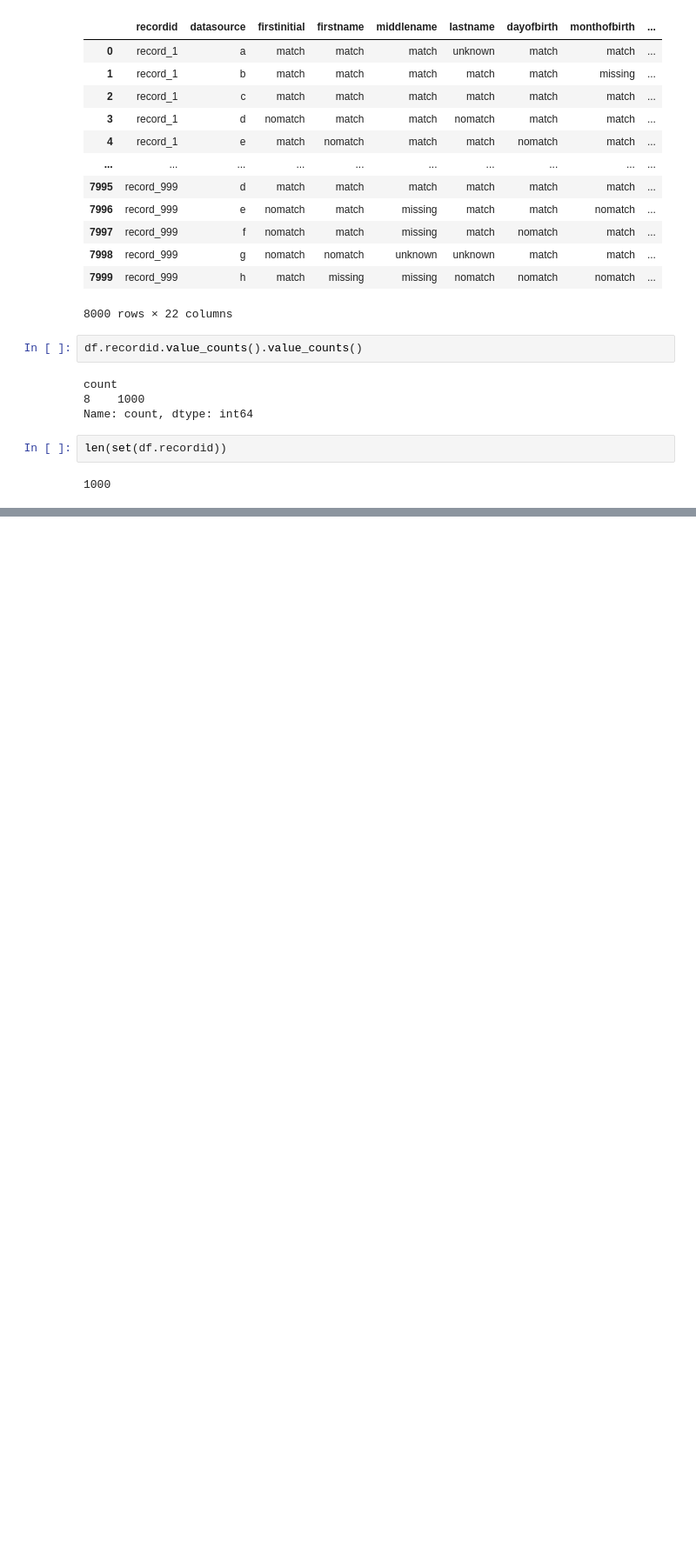
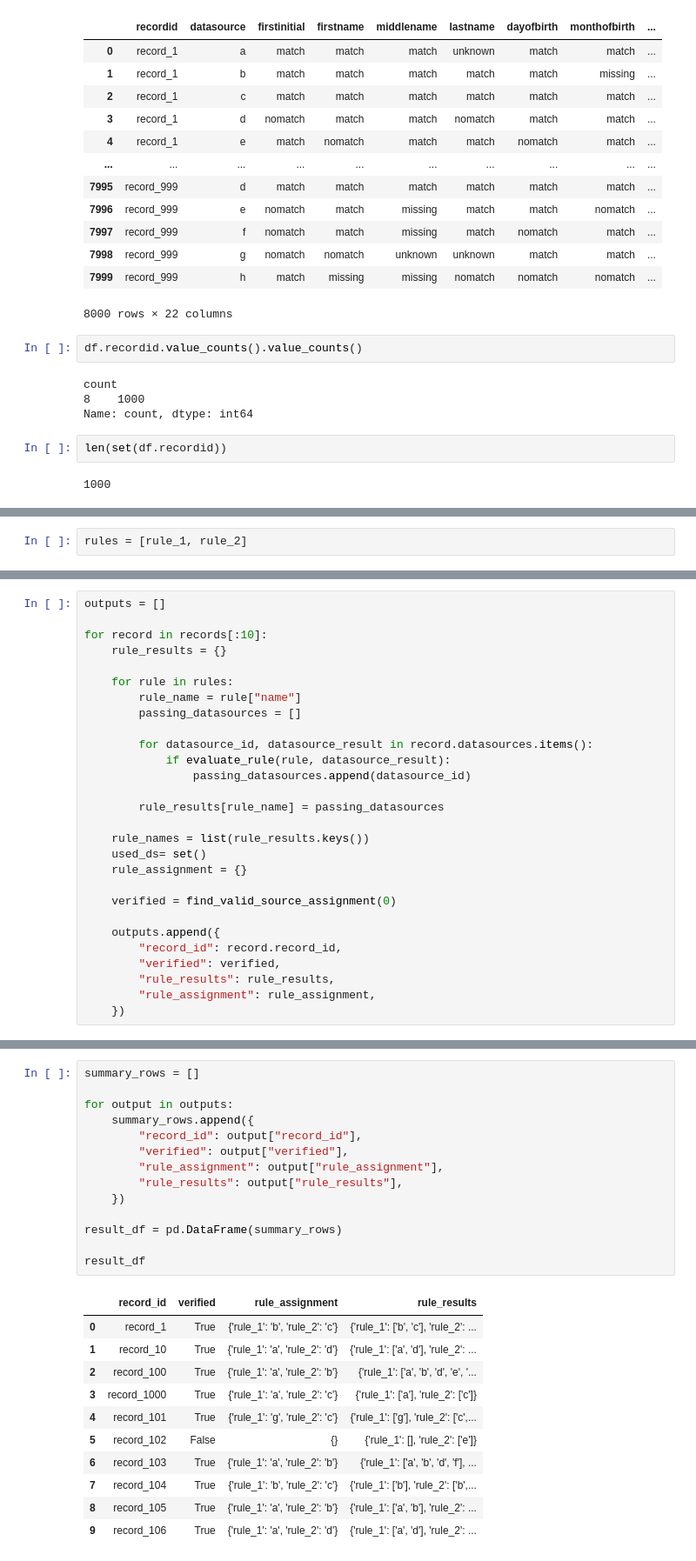
Before and after one commit to chrisgqy/kyc_app, a Jupyter notebook: notebooks/eda.ipynb, the cells around one changed output, grey strips where cells are left out. Shown at 87% size. Cells and saved outputs as stored; diff of their text form; blank space fills up the shorter version.

```diff
--- a/notebooks/eda.ipynb
+++ b/notebooks/eda.ipynb
@@ -123,0 +412,2 @@ Name: count, dtype: int64
+# %%
+rules = [rule_1, rule_2]
@@ -123,0 +461,28 @@ Name: count, dtype: int64
+# %%
+outputs = []
+
+for record in records[:10]:
+    rule_results = {}
+
+    for rule in rules:
+        rule_name = rule["name"]
+        passing_datasources = []
+
+        for datasource_id, datasource_result in record.datasources.items():
+            if evaluate_rule(rule, datasource_result):
+                passing_datasources.append(datasource_id)
+
+        rule_results[rule_name] = passing_datasources
+
+    rule_names = list(rule_results.keys())
+    used_ds= set()
+    rule_assignment = {}
+
+    verified = find_valid_source_assignment(0)
+
+    outputs.append({
+        "record_id": record.record_id,
+        "verified": verified,
+        "rule_results": rule_results,
+        "rule_assignment": rule_assignment,
+    })
@@ -123,0 +509,26 @@ Name: count, dtype: int64
+# %%
+summary_rows = []
+
+for output in outputs:
+    summary_rows.append({
+        "record_id": output["record_id"],
+        "verified": output["verified"],
+        "rule_assignment": output["rule_assignment"],
+        "rule_results": output["rule_results"],
+    })
+
+result_df = pd.DataFrame(summary_rows)
+
+result_df
+# %% [output]
+|  | record_id | verified | rule_assignment | rule_results |
+| 0 | record_1 | True | {'rule_1': 'b', 'rule_2': 'c'} | {'rule_1': ['b', 'c'], 'rule_2': ... |
+| 1 | record_10 | True | {'rule_1': 'a', 'rule_2': 'd'} | {'rule_1': ['a', 'd'], 'rule_2': ... |
+| 2 | record_100 | True | {'rule_1': 'a', 'rule_2': 'b'} | {'rule_1': ['a', 'b', 'd', 'e', '... |
+| 3 | record_1000 | True | {'rule_1': 'a', 'rule_2': 'c'} | {'rule_1': ['a'], 'rule_2': ['c']} |
+| 4 | record_101 | True | {'rule_1': 'g', 'rule_2': 'c'} | {'rule_1': ['g'], 'rule_2': ['c',... |
+| 5 | record_102 | False | {} | {'rule_1': [], 'rule_2': ['e']} |
+| 6 | record_103 | True | {'rule_1': 'a', 'rule_2': 'b'} | {'rule_1': ['a', 'b', 'd', 'f'], ... |
+| 7 | record_104 | True | {'rule_1': 'b', 'rule_2': 'c'} | {'rule_1': ['b'], 'rule_2': ['b',... |
+| 8 | record_105 | True | {'rule_1': 'a', 'rule_2': 'b'} | {'rule_1': ['a', 'b'], 'rule_2': ... |
+| 9 | record_106 | True | {'rule_1': 'a', 'rule_2': 'd'} | {'rule_1': ['a', 'd'], 'rule_2': ... |
```
Also changed, not shown: parts of 29 cells of this notebook.
